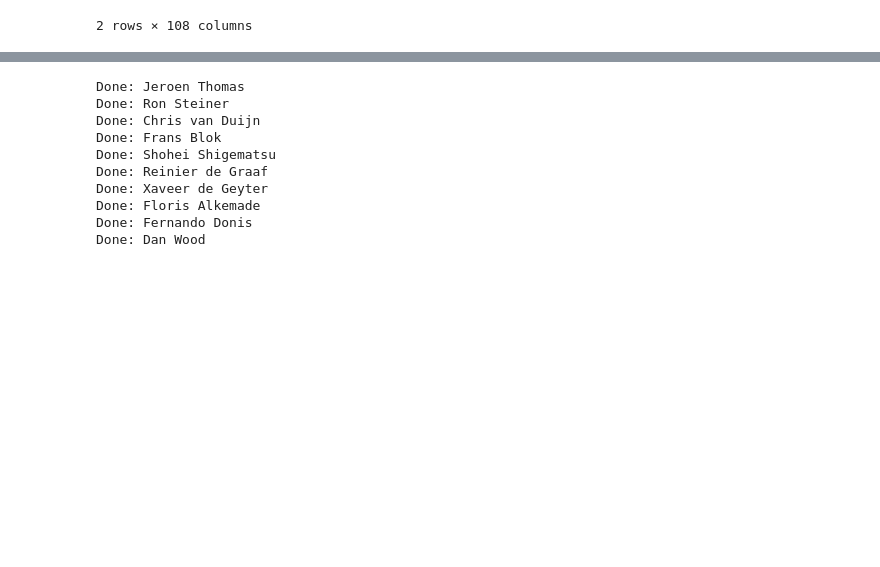
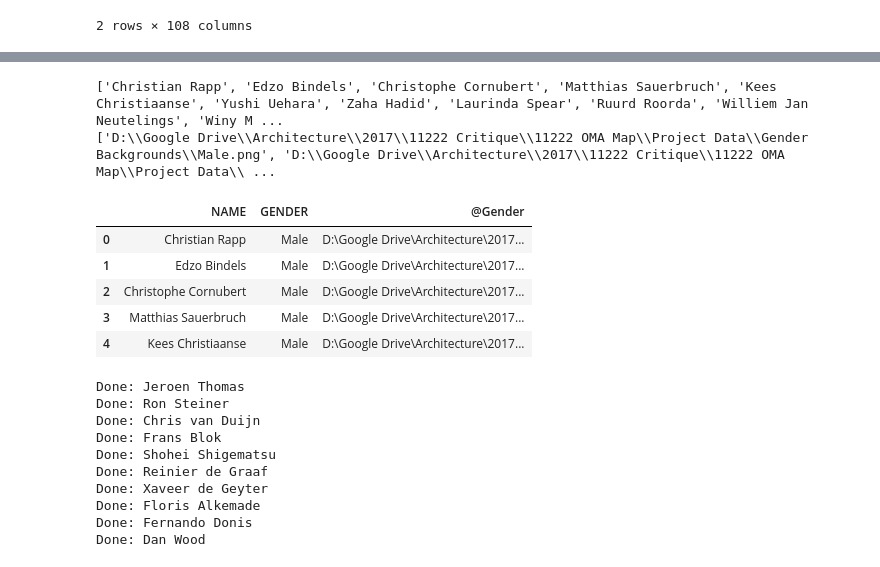
Before and after one commit to alexlewis20/oma_map, a Jupyter notebook: OMA_map_people_projects_manipulations.ipynb, the cells around one changed output, grey strips where cells are left out. Cells and saved outputs as stored; diff of their text form; code cells hidden in the pictures; blank space fills up the shorter version.

```diff
--- a/OMA_map_people_projects_manipulations.ipynb
+++ b/OMA_map_people_projects_manipulations.ipynb
@@ -196,3 +194,26 @@ print secondary_list
+# %%
+# # Load secondary name list
+a = ""
+
+a = 'generations-people.csv'
+secondary_df = pd.read_csv(a)
+
+secondary_df["@Gender"] = secondary_df.apply(create_gender_path, axis=1)
+
+secondary_list = secondary_df["NAME"].tolist()
+secondary_genders_img = secondary_df["@Gender"].tolist()
+print secondary_list
+print secondary_genders_img
+secondary_df.head()
+# %% [output]
+['Christian Rapp', 'Edzo Bindels', 'Christophe Cornubert', 'Matthias Sauerbruch', 'Kees Christiaanse', 'Yushi Uehara', 'Zaha Hadid', 'Laurinda Spear', 'Ruurd Roorda', 'Williem Jan Neutelings', 'Winy M ...
+['D:\\Google Drive\\Architecture\\2017\\11222 Critique\\11222 OMA Map\\Project Data\\Gender Backgrounds\\Male.png', 'D:\\Google Drive\\Architecture\\2017\\11222 Critique\\11222 OMA Map\\Project Data\\ ...
+|  | NAME | GENDER | @Gender |
+| 0 | Christian Rapp | Male | D:\Google Drive\Architecture\2017... |
+| 1 | Edzo Bindels | Male | D:\Google Drive\Architecture\2017... |
+| 2 | Christophe Cornubert | Male | D:\Google Drive\Architecture\2017... |
+| 3 | Matthias Sauerbruch | Male | D:\Google Drive\Architecture\2017... |
+| 4 | Kees Christiaanse | Male | D:\Google Drive\Architecture\2017... |
 # %%
 # Process primary list
 def process_names(d):
```
Also changed, not shown: parts of 9 cells of this notebook, 6 other files.
